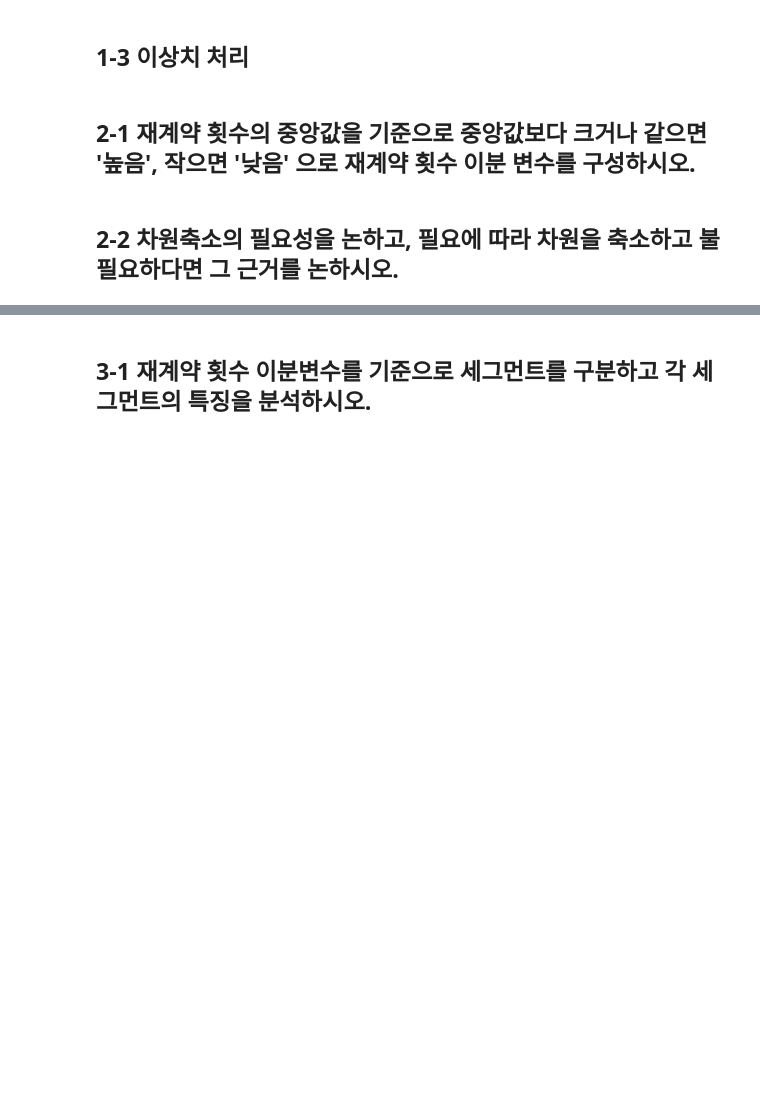
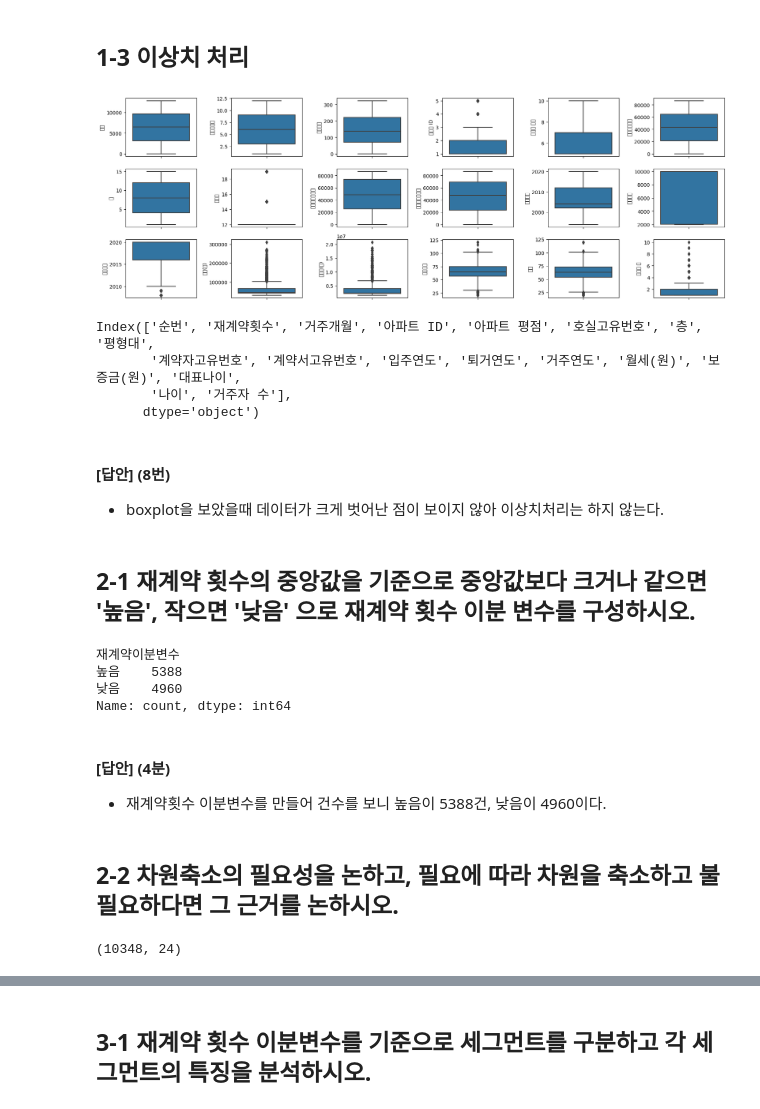
Before and after one commit to kjh8331267/ADP_Study, a Jupyter notebook: 29_adp_jhkim.ipynb, the cells around one changed output, grey strips where cells are left out. Saved outputs shown, nothing was run; the diff lists cells and outputs as text; code cells hidden in the pictures; blank space fills up the shorter version.

```diff
--- a/29_adp_jhkim.ipynb
+++ b/29_adp_jhkim.ipynb
@@ -36,0 +36,4 @@ aa
+# %%
+print(df.shape)
+df = df.sort_values(by = ['계약자고유번호', '거주연도'],ascending=[True, False]).drop_duplicates(['계약자고유번호'], keep = 'first')
+print(df.shape)
@@ -37,2 +46,23 @@ aa
 # %% [markdown]
 ## 1-2 결측치 처리
+# %%
+print(df.isna().sum()[df.isna().sum() >0])
+
+
+print('\n계약구분 결측치 처리')
+print(df.loc[:,['계약구분','퇴거여부']].value_counts(dropna = False))
+df.loc[(df.퇴거여부 == '퇴거')&(df.계약구분.isna()), '계약구분'] = '해지'
+df.loc[(df.퇴거여부 == '미퇴거')&(df.계약구분.isna()), '계약구분'] = '유효'
+
+
+print('\n아파트 평점 결측치 처리')
+# 아파트 평점은 아파트ID별로 같을 것이라 생각하고 아파트ID별 최빈값으로 대체
+na평점_아파트id = list(df.loc[df['아파트 평점'].isna(),'아파트 ID'].unique())
+for i in na평점_아파트id:
+    mode = df.loc[df['아파트 ID']==i,'아파트 평점'].mode()
+    df.loc[(df['아파트 ID']==i)&(df['아파트 평점'].isna()),'아파트 평점'] = mode
+
+
+print('\n퇴거연도 결측치 처리')
+print(df.loc[df.퇴거연도.isna(),'퇴거여부'].value_counts(dropna = False))
+df.loc[df.퇴거연도.isna(),'퇴거연도'] = 9999
@@ -39,6 +95,50 @@ aa
 # %% [markdown]
 ## 1-3 이상치 처리
+# %%
+# 연속형 컬럼만 추출
+num_col = df.select_dtypes(exclude = ['object'])
+
+# boxplot 시각화
+n_row = 3
+n_col = 6
+fig, axs = plt.subplots(n_row, n_col, figsize = (n_col*3, n_row*2))
+
+for r in range(0, n_row):
+    for c in range(0, n_col):
+        i = r*n_col +c
+        if i < len(num_col.columns):
+            sns.boxplot(y = list(num_col.columns)[i], data = df, ax = axs[r][c])
+plt.tight_layout()
+plt.show()
+
+print(num_col.columns)
+# %% [output]
+[figure, added]
+Index(['순번', '재계약횟수', '거주개월', '아파트 ID', '아파트 평점', '호실고유번호', '층', '평형대',
+       '계약자고유번호', '계약서고유번호', '입주연도', '퇴거연도', '거주연도', '월세(원)', '보증금(원)', '대표나이',
+       '나이', '거주자 수'],
+      dtype='object')
+# %% [markdown]
+#### [답안] (8번)
+- boxplot을 보았을때 데이터가 크게 벗어난 점이 보이지 않아 이상치처리는 하지 않는다.
 # %% [markdown]
 ## 2-1 재계약 횟수의 중앙값을 기준으로 중앙값보다 크거나 같으면 '높음', 작으면 '낮음' 으로 재계약 횟수 이분 변수를 구성하시오.
+# %%
+med = df.재계약횟수.median()
+df['재계약이분변수'] = '높음'
+df.loc[df['재계약횟수'] < med, '재계약이분변수'] = '낮음'
+print(df.재계약이분변수.value_counts())
+# %% [output]
+재계약이분변수
+높음    5388
+낮음    4960
+Name: count, dtype: int64
+# %% [markdown]
+#### [답안] (4분)
+- 재계약횟수 이분변수를 만들어 건수를 보니 높음이 5388건, 낮음이 4960이다.
 # %% [markdown]
 ## 2-2 차원축소의 필요성을 논하고, 필요에 따라 차원을 축소하고 불필요하다면 그 근거를 논하시오.
+# %%
+df.shape
+# %% [output]
+(10348, 24)
```
Also changed, not shown: parts of 9 cells of this notebook.
